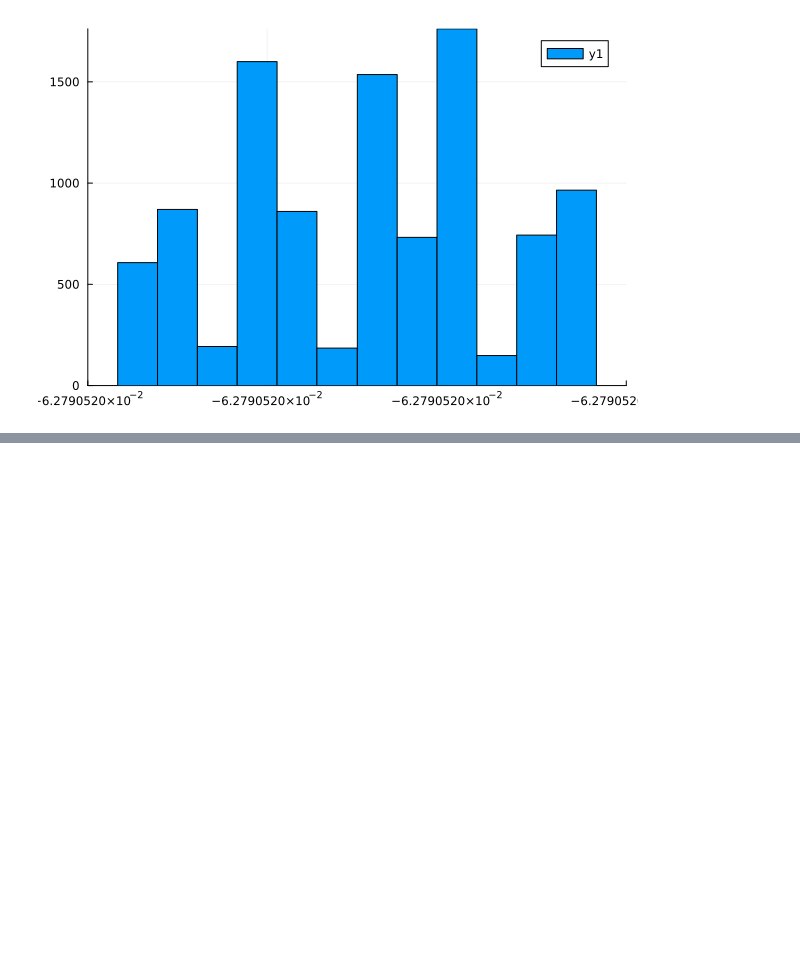
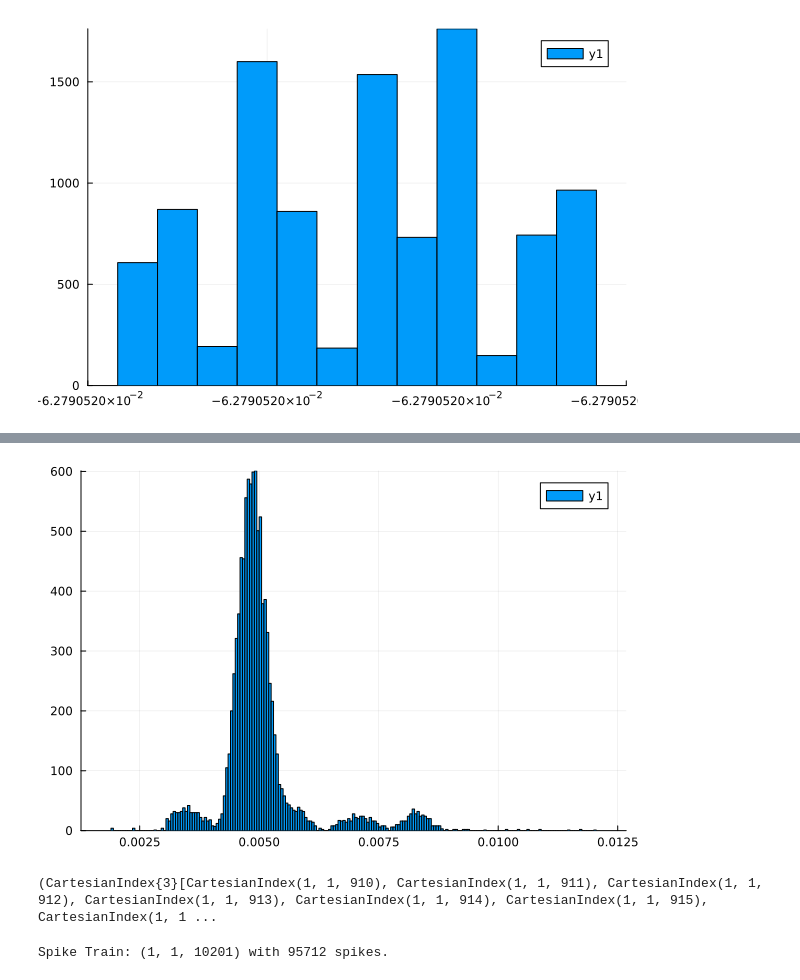
Before and after one commit to wilkieolin/PhasorNetworks.jl, a Jupyter notebook: demos/binding.ipynb, the cells around one changed output, grey strips where cells are left out. Saved outputs shown, nothing was run; the diff lists cells and outputs as text; code cells hidden in the pictures; blank space fills up the shorter version.

```diff
--- a/demos/binding.ipynb
+++ b/demos/binding.ipynb
@@ -206,0 +177,16 @@ histogram(ang_err)
+# %%
+rec_phases_gpu = potential_to_phase(u2_gpu, tbase, spk_args=spk_args);
+# %%
+err_2_gpu = vec(b) .- vec(rec_phases_gpu[:,:,:,450] |> cdev);
+# %%
+histogram(filter(x -> abs(x) < 0.25, err_2_gpu))
+# %% [output]
+[figure, added]
+# %%
+spk_gpu = find_spikes_rf(u2_gpu |> cdev, tbase, spk_args, dim=-1)
+# %% [output]
+(CartesianIndex{3}[CartesianIndex(1, 1, 910), CartesianIndex(1, 1, 911), CartesianIndex(1, 1, 912), CartesianIndex(1, 1, 913), CartesianIndex(1, 1, 914), CartesianIndex(1, 1, 915), CartesianIndex(1, 1 ...
+# %%
+train_gpu = SpikeTrain(spk_gpu[1], spk_gpu[2], size(u2_gpu)[1:end-1], spiking_offset(spk_args))
+# %% [output]
+Spike Train: (1, 1, 10201) with 95712 spikes.
```
Also changed, not shown: parts of 26 cells of this notebook.
